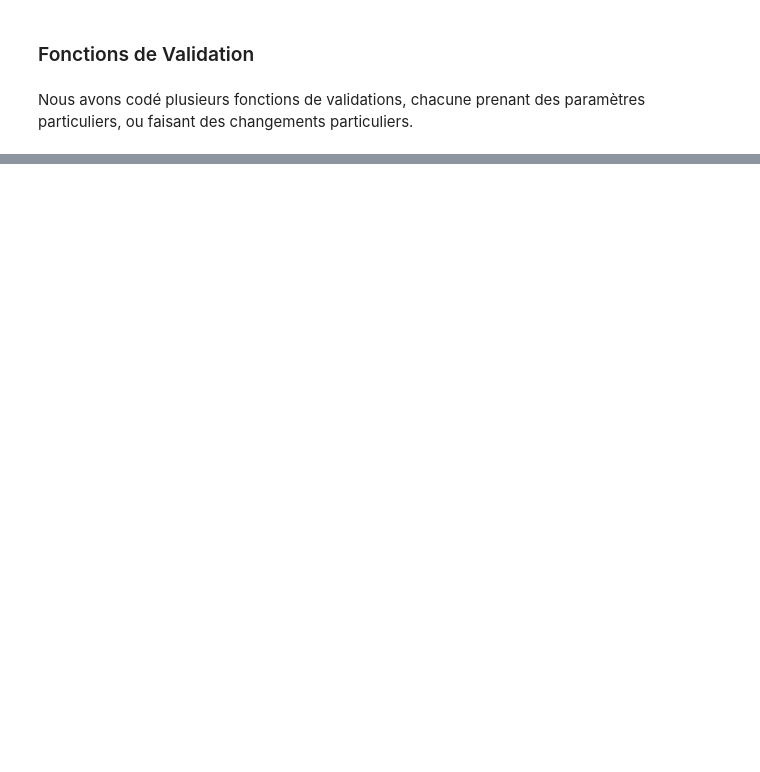
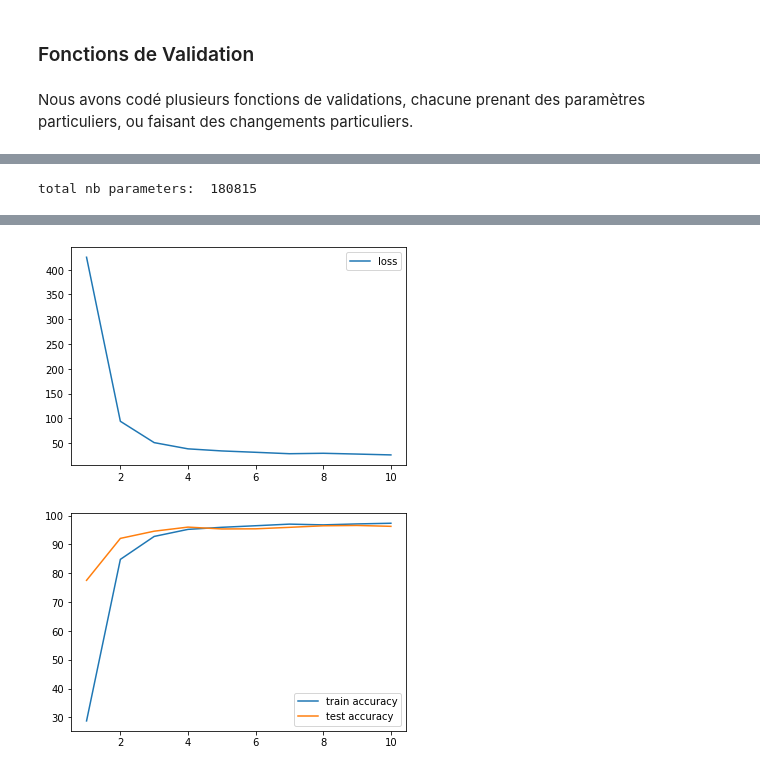
Before and after one commit to Alastrael/Road-Sign-Detection, a Jupyter notebook: rapport_notebook_projet.ipynb, the cells around one changed output, grey strips where cells are left out. Saved outputs shown, nothing was run; the diff lists cells and outputs as text; code cells hidden in the pictures; blank space fills up the shorter version.

```diff
--- a/rapport_notebook_projet.ipynb
+++ b/rapport_notebook_projet.ipynb
@@ -263,0 +476,33 @@ Nous avons codé plusieurs fonctions de validations, chacune prenant des paramè
+# %%
+df = pd.read_csv('panneaux_route/Test.csv', sep=',')
+transformation = transforms.Compose([transforms.Grayscale(num_output_channels=1), transforms.Resize((32,32)), transforms.ToTensor()])
+
+labels = list(df['ClassId'])
+images = list(df['Path'])
+img_lst = []
+
+for img in images :
+    img = "panneaux_route/" + img
+    img_lst.append(transformation(Image.open(img)))
+# %%
+# le dataset
+test_dataset_gr = MyDataSet(img_lst, labels)
+
+# le dataloader
+test_dataloader_gr = DataLoader(test_dataset_gr, batch_size=256)
+# %%
+def validate_test_gr(data_loader, model):
+    nb_errors = 0
+    nb_tests = 0
+    for i, (images, labels) in enumerate(data_loader):
+        output = model(images.view(-1, 1, 32, 32)).argmax(1)
+        predictions = []
+        for prediction in output.tolist() :
+            predictions.append(raw_data.classes[prediction])
+
+        for i in range(len(predictions)) :
+            if int(predictions[i]) != int(labels[i]) :
+                nb_errors += 1
+        nb_tests += len(images)
+
+    return (100*(nb_tests-nb_errors)) / nb_tests
@@ -263,0 +549,16 @@ Nous avons codé plusieurs fonctions de validations, chacune prenant des paramè
+# %%
+net_gr = LeNet5(0, 1)
+
+total_nb_par = 0
+for p in net_gr.parameters():
+    total_nb_par += reduce(lambda x, y: x*y, p.shape, 1)
+print("total nb parameters: ", total_nb_par)
+# %% [output]
+total nb parameters:  180815
+# %%
+net_gr     = LeNet5(0.4, 1)
+history = train_loop_gr(train_loader_gr, net_gr, nn.CrossEntropyLoss(), lr=0.00155, epochs=10, weight_decay=0.008)
+
+show_loss(history)
+show_learning(history)
+# %% [output]
@@ -263,0 +576,2 @@ Nous avons codé plusieurs fonctions de validations, chacune prenant des paramè
+[figure, added]
+[figure, added]
```
Also changed, not shown: parts of 34 cells of this notebook, 7 other files.
